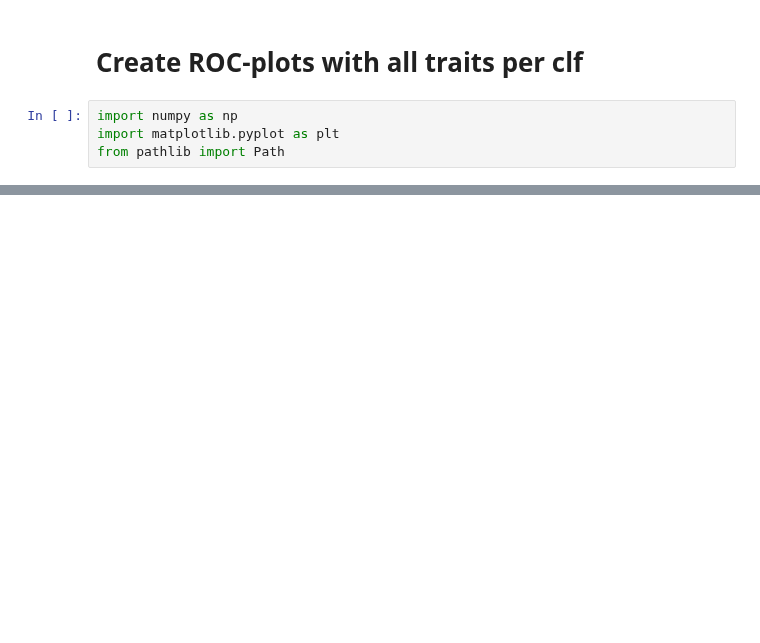
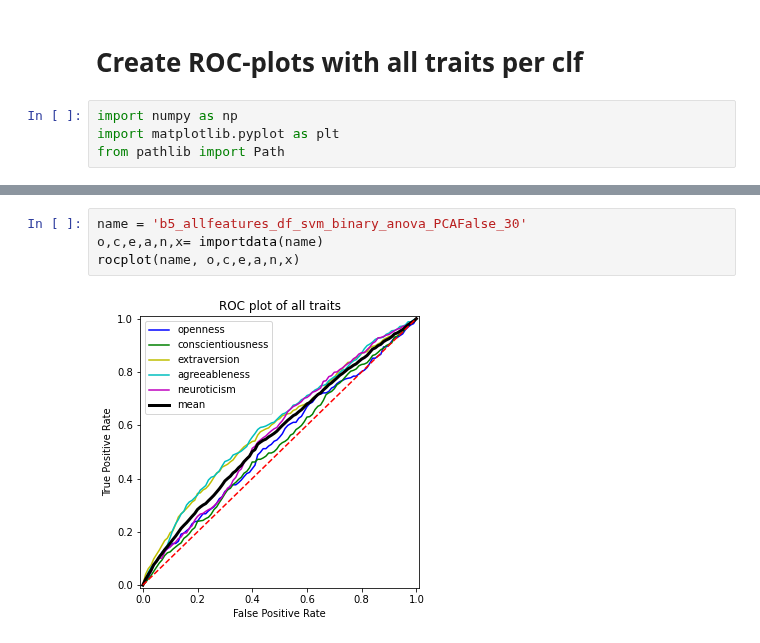
Before and after one commit to sophiasylvester/Big5-NLP, a Jupyter notebook: clf_plots.ipynb, the cells around one changed output, grey strips where cells are left out. Cells and saved outputs as stored; diff of their text form; blank space fills up the shorter version.

```diff
--- a/clf_plots.ipynb
+++ b/clf_plots.ipynb
@@ -59,0 +68,6 @@ plt.show()
+# %%
+name = 'b5_allfeatures_df_svm_binary_anova_PCAFalse_30'
+o,c,e,a,n,x= importdata(name)
+rocplot(name, o,c,e,a,n,x)
+# %% [output]
+[figure, added]
```
Also changed, not shown: parts of 35 cells of this notebook.
